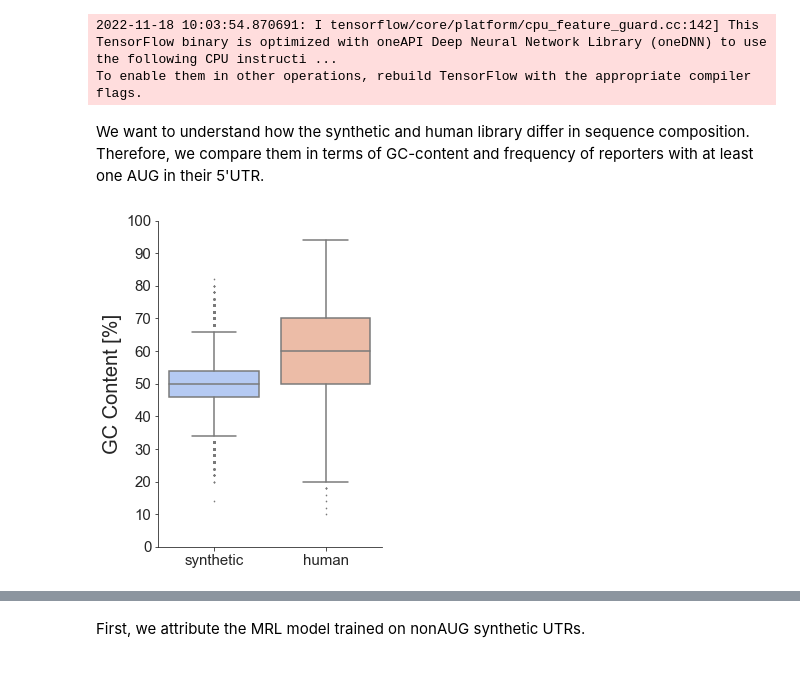
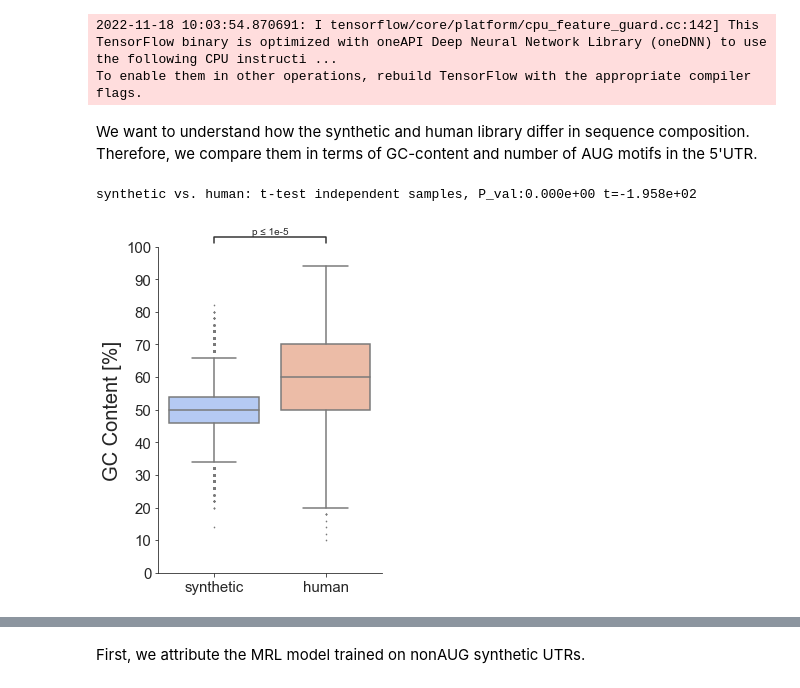
Before and after one commit to ohlerlab/mlcis, a Jupyter notebook: fig2_AUG_exclusion.ipynb, the cells around one changed output, grey strips where cells are left out. Cells and saved outputs as stored; diff of their text form; code cells hidden in the pictures.

```diff
--- a/fig2_AUG_exclusion.ipynb
+++ b/fig2_AUG_exclusion.ipynb
@@ -100,30 +103,43 @@ hmrl_model_no_aug=tf.keras.models.load_model('/Users/frederickkorbel/Documents/p
 2022-11-18 10:03:54.870691: I tensorflow/core/platform/cpu_feature_guard.cc:142] This TensorFlow binary is optimized with oneAPI Deep Neural Network Library (oneDNN) to use the following CPU instructi ...
 To enable them in other operations, rebuild TensorFlow with the appropriate compiler flags.
 # %% [markdown]
-We want to understand how the synthetic and human library differ in sequence composition. Therefore, we compare them in terms of GC-content and frequency of reporters with at least one AUG in their 5'UTR.
+We want to understand how the synthetic and human library differ in sequence composition. Therefore, we compare them in terms of GC-content and number of AUG motifs in the 5'UTR.
 # %%
 #import the full libraries and count gc content
 synthetic_library=gc(pd.read_csv('/Users/frederickkorbel/Documents/projects/paper/seelig/Samples/GSM3130435_egfp_unmod_1.csv', index_col=[0]).sort_values('total', ascending = False).reset_index(drop = True).iloc[:280000])
 synthetic_library['dataset']='synthetic'
 
 human_library=pd.read_csv('/Users/frederickkorbel/Documents/projects/paper/seelig/Samples/GSM3130443_designed_library.csv', index_col=[0])
 human_library = gc(human_library[(human_library['library'] == 'human_utrs') | (human_library['library'] == 'snv')].sort_values('total', ascending = False).reset_index(drop = True).iloc[:25000])
 human_library['dataset']='human'
 
 #make a df with gc content per library
 gc_df=pd.DataFrame({'synthetic':synthetic_library['gc_perc'], 'human':human_library['gc_perc']})
 libraries=pd.concat([synthetic_library, human_library], ignore_index=True)
+libraries=libraries[['rl', 'dataset', 'gc_perc']]
+
+#specify which columns to plot
+order=['synthetic', 'human']
+x='dataset'
+y='gc_perc'
+pair=[('synthetic', 'human')]
 
 #plot  gc content per library
-sns.set_style('ticks')
 fig, ax = plt.subplots(figsize=(4,6))
-fig = sns.boxplot(data = gc_df, palette = 'coolwarm',
-                flierprops={'markerfacecolor':'black', 'markersize':0.8}
-)
-fig.set(ylim=(0,100), yticks = range(0,110,10))
+sns.boxplot(data = libraries, x=x, y=y, palette = 'coolwarm', flierprops={'markerfacecolor':'black', 'markersize':0.8}, ax=ax)
+
+annotator=Annotator(ax, pairs=pair, data=libraries, x=x, y=y, order=order)
+annotator.configure(test='t-test_ind', show_test_name=False, text_format='simple', loc='outside')
+annotator.apply_and_annotate()
+
+plt.setp(ax, ylim=(0,100), yticks = range(0,110,10))
 plt.xticks(fontsize=15)
 plt.yticks(fontsize=15)
+plt.xlabel('')
 plt.ylabel('GC Content [%]', fontsize=20)
+
 sns.despine()
+plt.show()
 # %% [output]
+synthetic vs. human: t-test independent samples, P_val:0.000e+00 t=-1.958e+02
-[figure, old version]
+[figure, new version]
```
Also changed, not shown: parts of 8 cells of this notebook, 8 other files.
